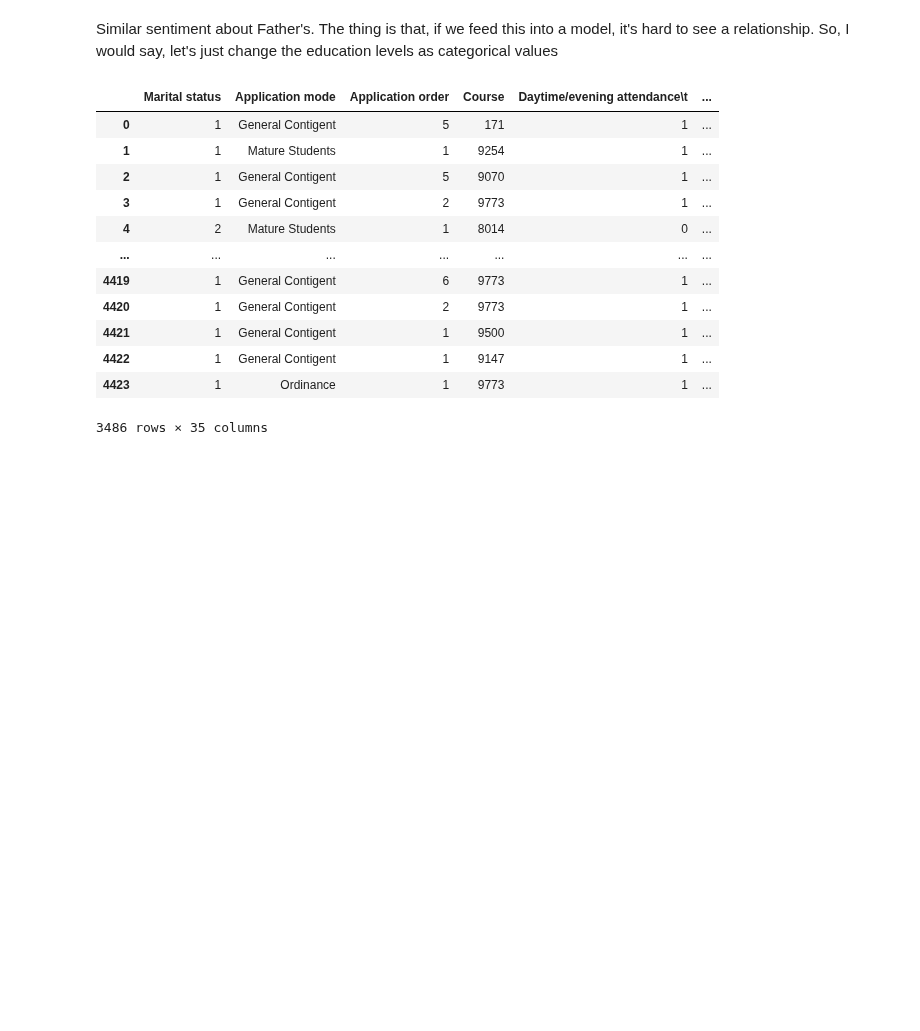
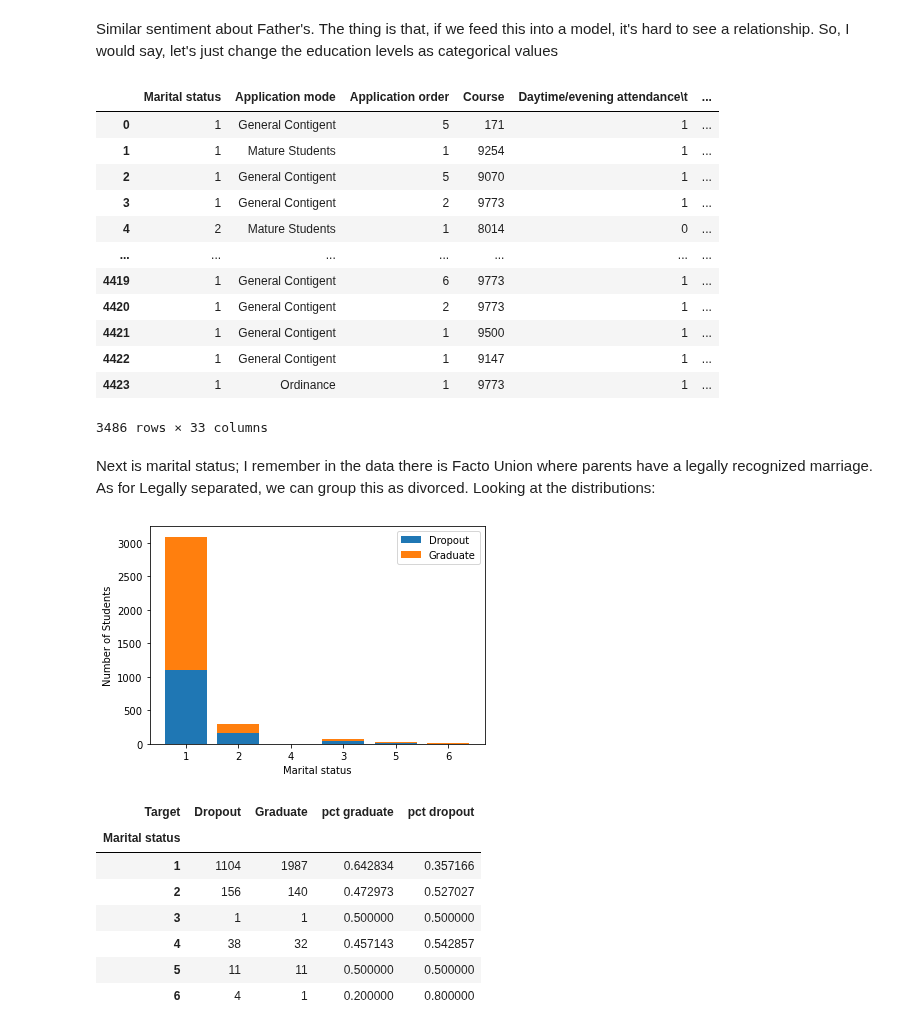
Before and after one commit to obDann/INF2179-GroupProject, a Jupyter notebook: ds_modelling.ipynb, the cells around one changed output. Drawn from its saved outputs; the diff is of its cells as text; code cells hidden in the pictures; blank space fills up the shorter version.

```diff
--- a/ds_modelling.ipynb
+++ b/ds_modelling.ipynb
@@ -310,0 +386,7 @@ df_dropped
+# %%
+for_drop_df = df_initial[:]
+for_drop_df["Inflation Good Range"] = for_drop_df["Inflation rate"].apply(lambda x: 1 if (x > 0.3 and x < 2) else 0)
+
+to_drop = ["Nacionality", "Educational special needs", "International", "GDP", "Inflation rate", "Unemployment rate"]
+df_dropped = for_drop_df.drop(to_drop, axis=1)
+df_dropped
@@ -662,4 +763,21 @@ df_dropped
 | 4421 | 1 | General Contigent | 1 | 9500 | 1 | ... |
 | 4422 | 1 | General Contigent | 1 | 9147 | 1 | ... |
 | 4423 | 1 | Ordinance | 1 | 9773 | 1 | ... |
-3486 rows × 35 columns
+3486 rows × 33 columns
+# %% [markdown]
+Next is marital status; I remember in the data there is Facto Union where parents have a legally recognized marriage. As for Legally separated, we can group this as divorced. Looking at the distributions:
+# %%
+plot_temp, df_temp = provide_stacked_bar_individual("Marital status", df_dropped)
+df_temp["pct graduate"] = df_temp["Graduate"] / (df_temp["Dropout"] + df_temp["Graduate"])
+df_temp["pct dropout"] = df_temp["Dropout"] / (df_temp["Dropout"] + df_temp["Graduate"])
+df_temp
+# %% [output]
+[figure, added]
+| Target | Dropout | Graduate | pct graduate | pct dropout |
+| Marital status |  |  |  |  |
+| 1 | 1104 | 1987 | 0.642834 | 0.357166 |
+| 2 | 156 | 140 | 0.472973 | 0.527027 |
+| 3 | 1 | 1 | 0.500000 | 0.500000 |
+| 4 | 38 | 32 | 0.457143 | 0.542857 |
+| 5 | 11 | 11 | 0.500000 | 0.500000 |
+| 6 | 4 | 1 | 0.200000 | 0.800000 |
```
Also changed, not shown: parts of 39 cells of this notebook.
